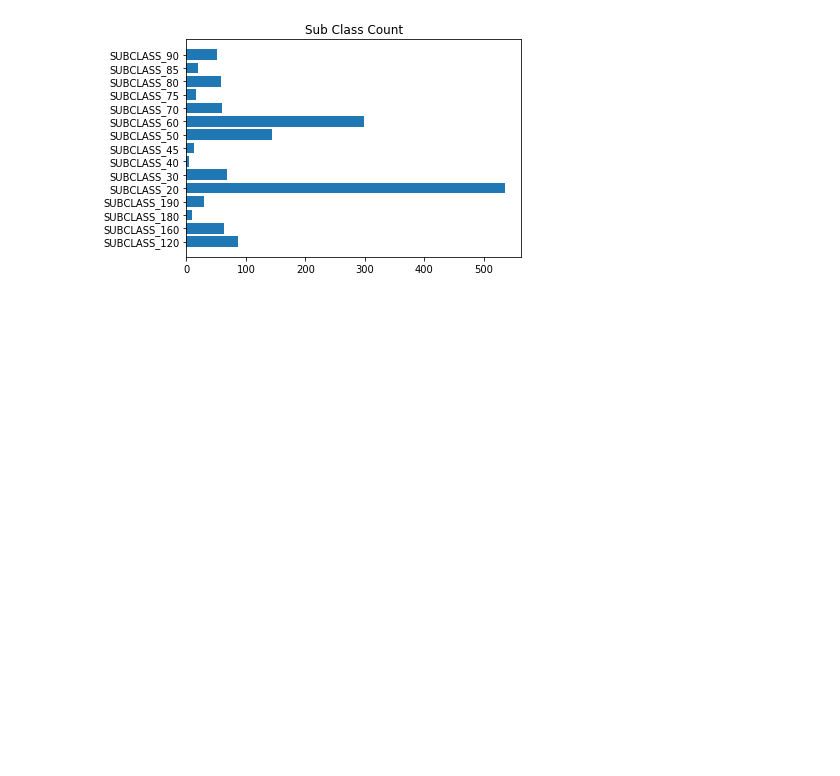
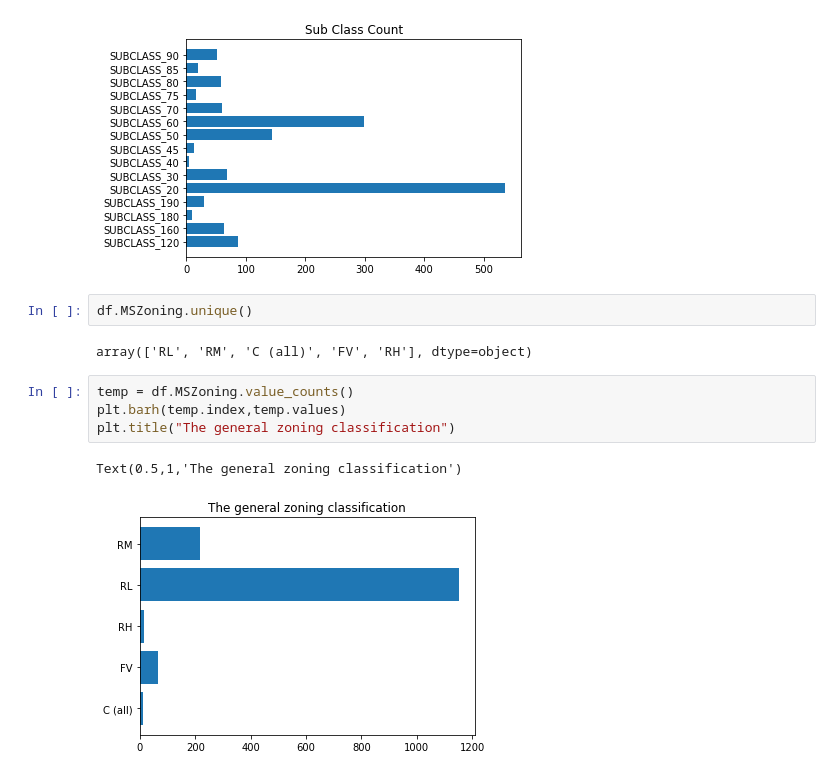
Before and after one commit to angrybayblade/kaggle-house-price-prediction, a Jupyter notebook: EDA.ipynb, the cells around one changed output. Drawn from its saved outputs; the diff is of its cells as text; blank space fills up the shorter version.

```diff
--- a/EDA.ipynb
+++ b/EDA.ipynb
@@ -176,3 +181,14 @@ plt.title("Sub Class Count")
 # %% [output]
 Text(0.5,1,'Sub Class Count')
 [figure]
+# %%
+df.MSZoning.unique()
+# %% [output]
+array(['RL', 'RM', 'C (all)', 'FV', 'RH'], dtype=object)
+# %%
+temp = df.MSZoning.value_counts()
+plt.barh(temp.index,temp.values)
+plt.title("The general zoning classification")
+# %% [output]
+Text(0.5,1,'The general zoning classification')
+[figure, added]
```
Also changed, not shown: parts of 16 cells of this notebook, 1 other file.
